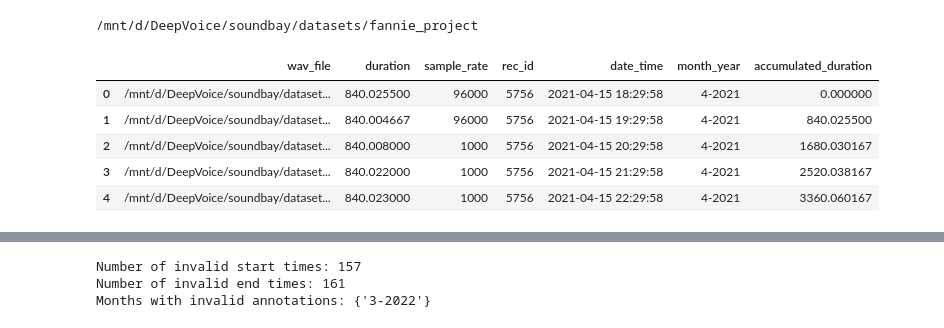
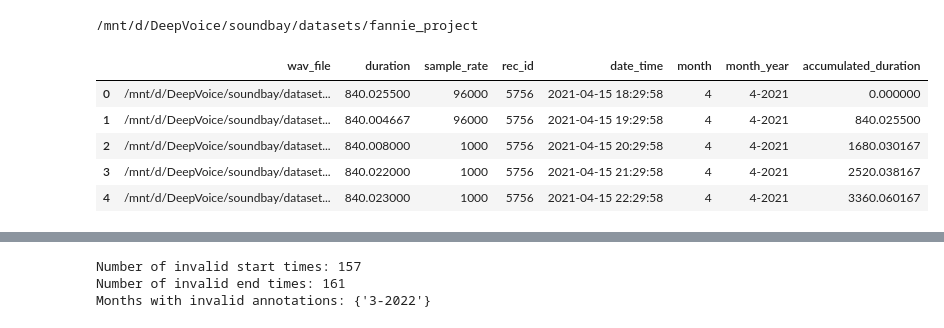
Before and after one commit to deep-voice/soundbay, a Jupyter notebook: notebooks/create_fannie_dataset.ipynb, the cells around one changed output, grey strips where cells are left out. Saved outputs shown, nothing was run; the diff lists cells and outputs as text; code cells hidden in the pictures.

Commit message:
create new dataset with new labels

```diff
--- a/notebooks/create_fannie_dataset.ipynb
+++ b/notebooks/create_fannie_dataset.ipynb
@@ -15,14 +15,14 @@ print(DATASET_PATH)
 # %% [output]
 /mnt/d/DeepVoice/soundbay/datasets/fannie_project
 # %%
-wav_df = get_wav_info_df(DATASET_PATH, file_format="fannie", order_by="date_time")
+wav_df = get_dir_wav_info(DATASET_PATH)
 wav_df = add_month_acc_duration(wav_df)
 wav_df.head()
 # %% [output]
-|  | wav_file | duration | sample_rate | rec_id | date_time | month_year | accumulated_duration |
-| 0 | /mnt/d/DeepVoice/soundbay/dataset... | 840.025500 | 96000 | 5756 | 2021-04-15 18:29:58 | 4-2021 | 0.000000 |
-| 1 | /mnt/d/DeepVoice/soundbay/dataset... | 840.004667 | 96000 | 5756 | 2021-04-15 19:29:58 | 4-2021 | 840.025500 |
-| 2 | /mnt/d/DeepVoice/soundbay/dataset... | 840.008000 | 1000 | 5756 | 2021-04-15 20:29:58 | 4-2021 | 1680.030167 |
-| 3 | /mnt/d/DeepVoice/soundbay/dataset... | 840.022000 | 1000 | 5756 | 2021-04-15 21:29:58 | 4-2021 | 2520.038167 |
-| 4 | /mnt/d/DeepVoice/soundbay/dataset... | 840.023000 | 1000 | 5756 | 2021-04-15 22:29:58 | 4-2021 | 3360.060167 |
+|  | wav_file | duration | sample_rate | rec_id | date_time | month | month_year | accumulated_duration |
+| 0 | /mnt/d/DeepVoice/soundbay/dataset... | 840.025500 | 96000 | 5756 | 2021-04-15 18:29:58 | 4 | 4-2021 | 0.000000 |
+| 1 | /mnt/d/DeepVoice/soundbay/dataset... | 840.004667 | 96000 | 5756 | 2021-04-15 19:29:58 | 4 | 4-2021 | 840.025500 |
+| 2 | /mnt/d/DeepVoice/soundbay/dataset... | 840.008000 | 1000 | 5756 | 2021-04-15 20:29:58 | 4 | 4-2021 | 1680.030167 |
+| 3 | /mnt/d/DeepVoice/soundbay/dataset... | 840.022000 | 1000 | 5756 | 2021-04-15 21:29:58 | 4 | 4-2021 | 2520.038167 |
+| 4 | /mnt/d/DeepVoice/soundbay/dataset... | 840.023000 | 1000 | 5756 | 2021-04-15 22:29:58 | 4 | 4-2021 | 3360.060167 |
 # %%
```
Also changed, not shown: parts of 12 cells of this notebook.
